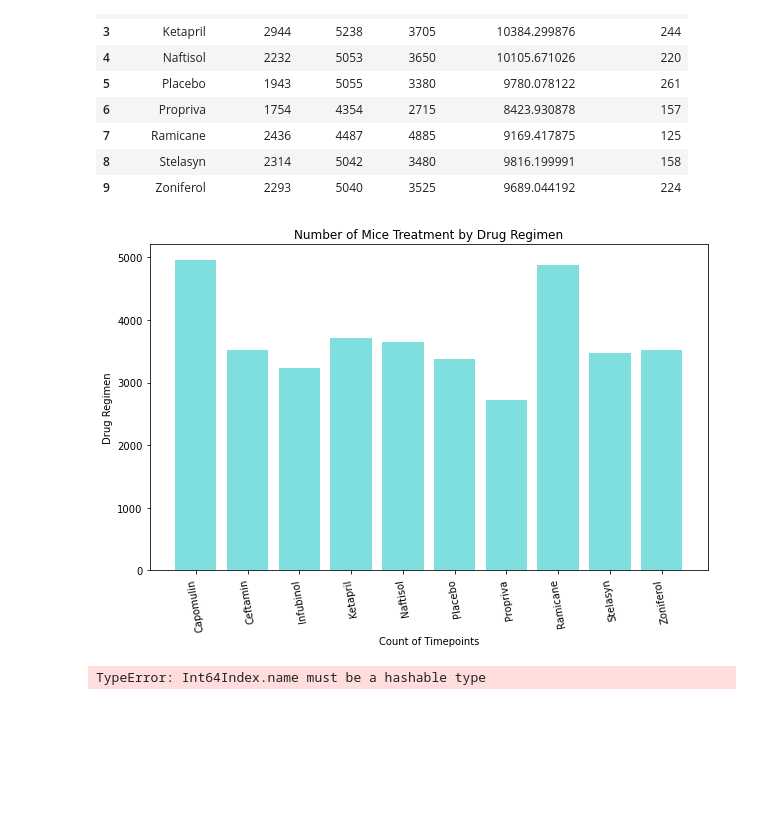
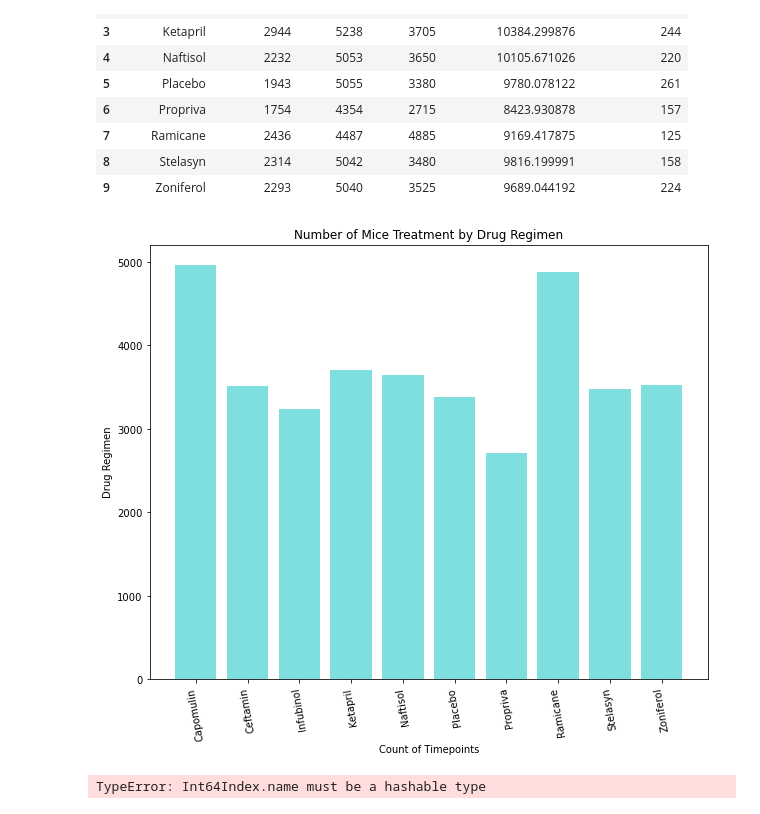
Before and after one commit to kaylajgranados/Pharmaceutical-Treatment-Testing, a Jupyter notebook: pymaceuticals_starter.ipynb, the cells around one changed output. Drawn from its saved outputs; the diff is of its cells as text; code cells hidden in the pictures; blank space fills up the shorter version.

```diff
--- a/pymaceuticals_starter.ipynb
+++ b/pymaceuticals_starter.ipynb
@@ -210,17 +210,17 @@ drug_regimen
 # %%
 timepoint=drug_regimen["Timepoint"]
 x_axis =drug_regimen["Drug Regimen"]
-plt.figure(figsize=(10, 6))
+plt.figure(figsize=(10, 8))
 plt.bar(x_axis, timepoint, color='c', alpha=0.5, align="center")
 
 plt.title("Number of Mice Treatment by Drug Regimen")
 plt.xlabel("Count of Timepoints")
 plt.ylabel("Drug Regimen")
 
 #Rotate X axis
 xticks = plt.xticks(rotation=100)
 # %% [output]
-[figure, old version]
+[figure, new version]
 # %%
 # Generate a pie plot showing the distribution of female versus male mice using Pandas
 
```
Also changed, not shown: parts of 1 cell of this notebook.
